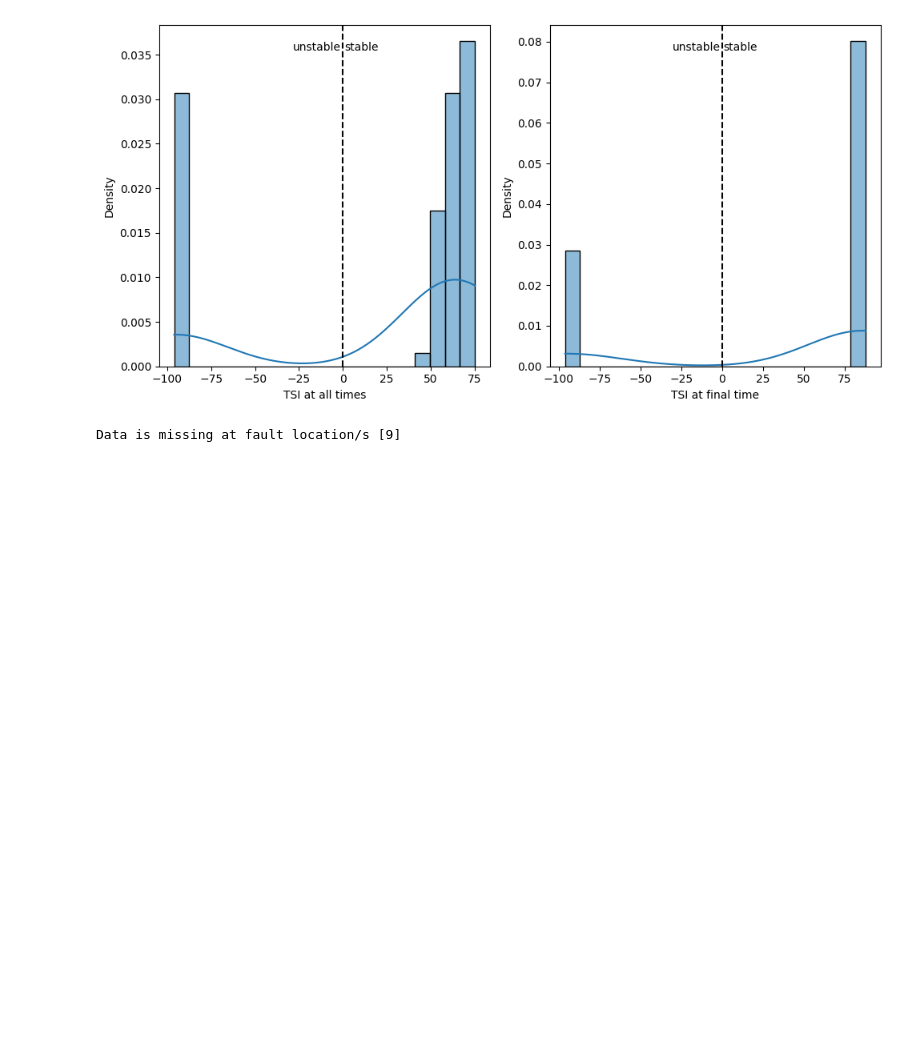
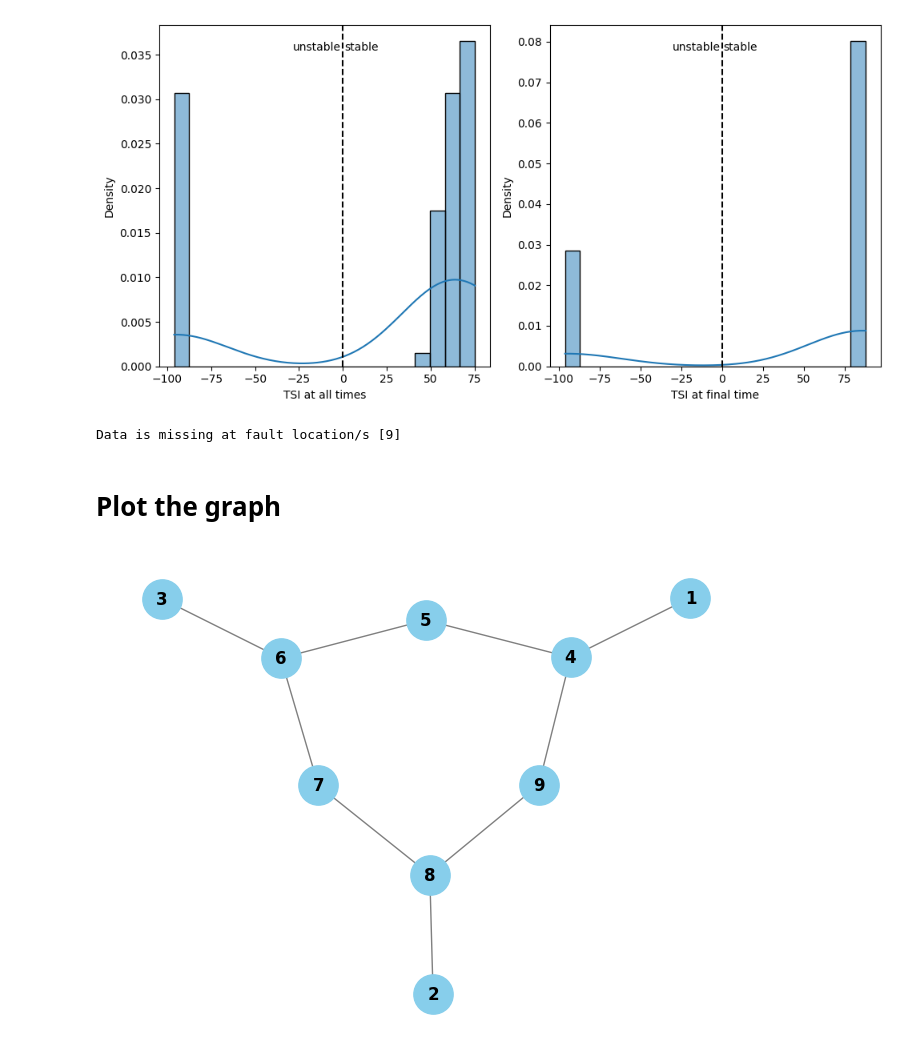
Before and after one commit to dmaldona/uqgrid, a Jupyter notebook: bin/test_sim_conv.ipynb, the cells around one changed output. Cells and saved outputs as stored; diff of their text form; code cells hidden in the pictures; blank space fills up the shorter version.

Commit message:
The graph structure for the 9 bus system is plotted

```diff
--- a/bin/test_sim_conv.ipynb
+++ b/bin/test_sim_conv.ipynb
@@ -95,3 +100,24 @@ for floc, uuids in fault_location_map.items():
 print(f"Data is missing at fault location/s {list(removed_uuids.keys())}")
 # %% [output]
 Data is missing at fault location/s [9]
+# %% [markdown]
+# Plot the graph
+# %%
+system = scio.loadmat("./data/case9.mat")
+
+branches = system['mpc'][0][0][4]
+fbus = branches[:,0].astype(int)
+tbus = branches[:,1].astype(int)
+# %%
+# Create graph
+G = nx.Graph()
+edges = list(zip(fbus, tbus))
+G.add_edges_from(edges)
+
+# Draw graph
+pos = nx.spring_layout(G, seed=42)  # layout for nice visualization
+nx.draw(G, pos, with_labels=True, node_color="skyblue", node_size=800, font_size=12, font_weight="bold", edge_color="gray")
+
+plt.show()
+# %% [output]
+[figure, added]
```
Also changed, not shown: parts of 1 cell of this notebook.
